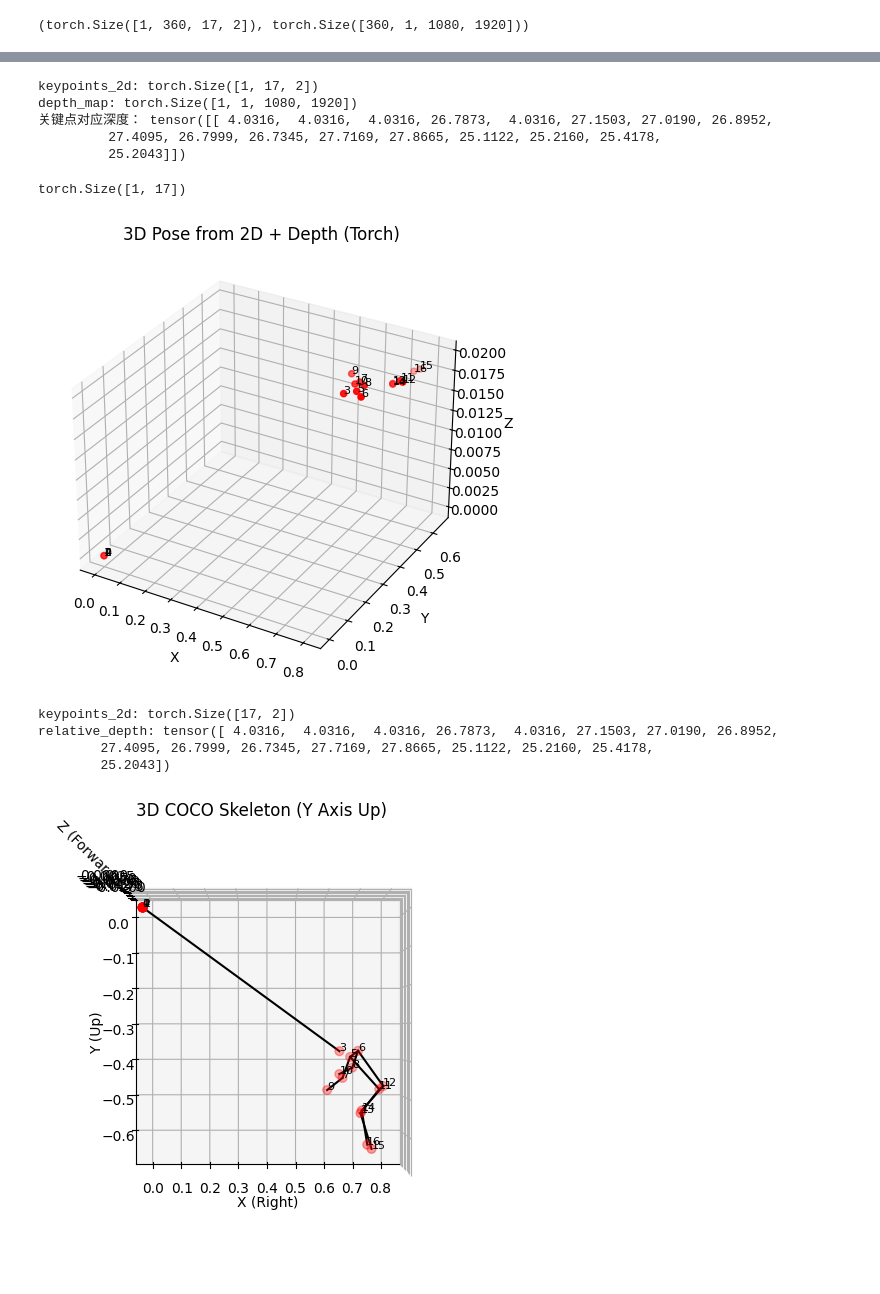
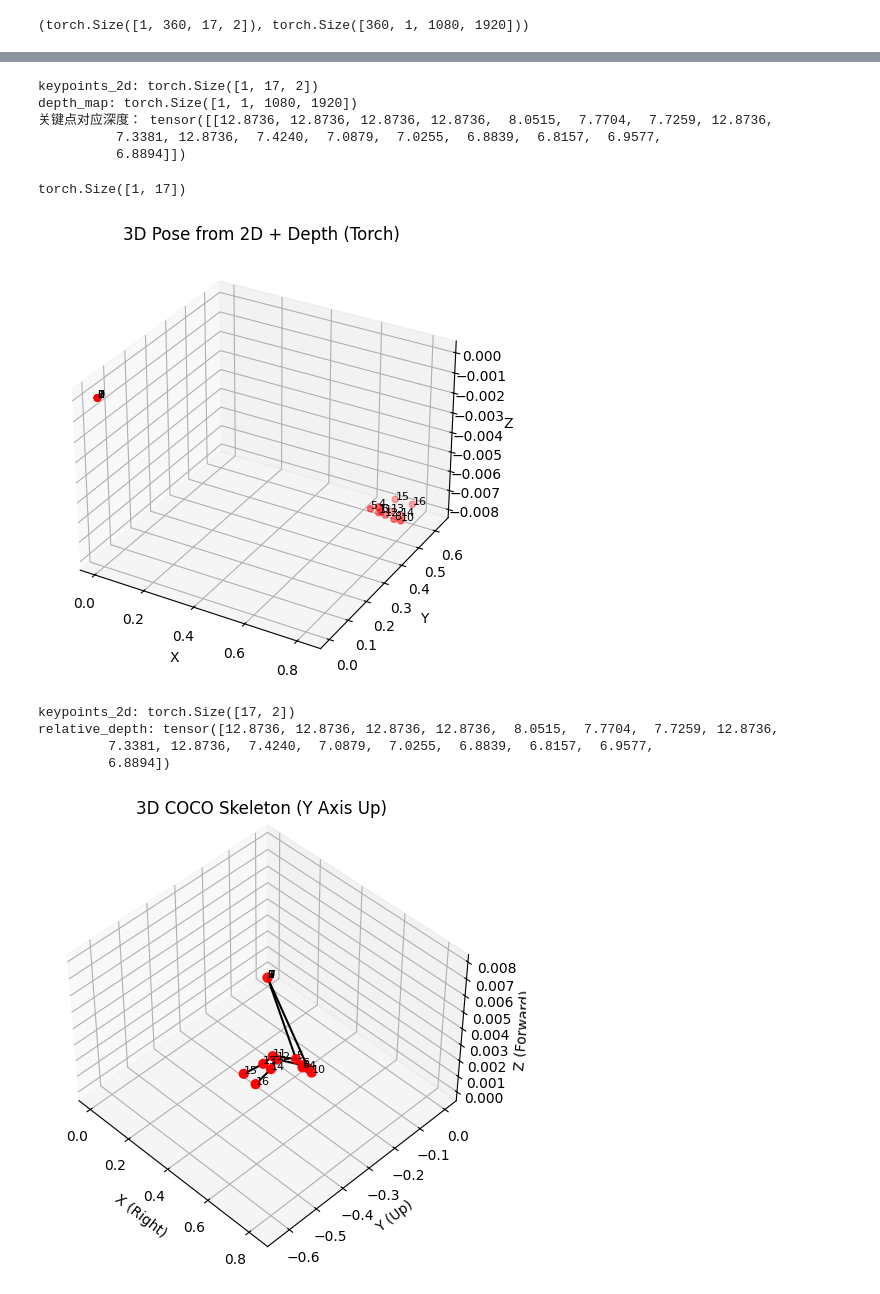
Before and after one commit to ChenKaiXuSan/Skiing_Analysis_PyTorch, a Jupyter notebook: analysis/wrold_pose.ipynb, the cells around one changed output, grey strips where cells are left out. Cells and saved outputs as stored; diff of their text form; code cells hidden in the pictures.

```diff
--- a/analysis/wrold_pose.ipynb
+++ b/analysis/wrold_pose.ipynb
@@ -32,8 +32,8 @@ def get_depth_from_keypoints_torch(keypoints_2d, depth_map, image_size):
 import torch
 from torchvision.io import read_video
 
-one_person, *_ = read_video("/workspace/data/vis_video/run_2/osmo_1.mp4", output_format="TCHW", pts_unit="sec")
-pt_info = torch.load("/workspace/data/pt/run_2/osmo_1.pt")
+one_person, *_ = read_video("/workspace/data/vis_video/run_2/osmo_2.mp4", output_format="TCHW", pts_unit="sec")
+pt_info = torch.load("/workspace/data/pt/run_2/osmo_2.pt")
 print(one_person[0].shape)
 # %% [output]
 torch.Size([3, 1080, 1920])
@@ -105,15 +105,15 @@ def get_depth_from_keypoints_torch(keypoints_2d, depth_map, image_size):
 
 
 # 获取每个关键点的深度
-depth_values = get_depth_from_keypoints_torch(keypoints_2d=keypoint[:, 100], depth_map=depths[100, :, ...].unsqueeze(0), image_size=one_person[0].shape[1:3])
+depth_values = get_depth_from_keypoints_torch(keypoints_2d=keypoint[:, 0], depth_map=depths[0, :, ...].unsqueeze(0), image_size=one_person[0].shape[1:3])
 
 print("关键点对应深度：", depth_values)
 # %% [output]
 keypoints_2d: torch.Size([1, 17, 2])
 depth_map: torch.Size([1, 1, 1080, 1920])
-关键点对应深度： tensor([[ 4.0316,  4.0316,  4.0316, 26.7873,  4.0316, 27.1503, 27.0190, 26.8952,
-         27.4095, 26.7999, 26.7345, 27.7169, 27.8665, 25.1122, 25.2160, 25.4178,
-         25.2043]])
+关键点对应深度： tensor([[12.8736, 12.8736, 12.8736, 12.8736,  8.0515,  7.7704,  7.7259, 12.8736,
+          7.3381, 12.8736,  7.4240,  7.0879,  7.0255,  6.8839,  6.8157,  6.9577,
+          6.8894]])
 # %%
 depth_values.shape
 # %% [output]
@@ -137,7 +137,7 @@ def build_3d_pose_from_2d_and_depth_torch(keypoints_2d, relative_depth, image_si
 # 模拟输入
 J = 17
 image_size = one_person[0].shape[1:3]  # (H, W)
-keypoints_2d = keypoint[0, 100] # (J, 2)
+keypoints_2d = keypoint[0, 0] # (J, 2)
 relative_depth = depth_values[0]  # (J,)
 
 # 构建 3D
@@ -157,7 +157,7 @@ ax.set_zlabel("Z")
 plt.tight_layout()
 plt.show()
 # %% [output]
-[figure, old version]
+[figure, new version]
 # %%
 import plotly.graph_objects as go
 import torch
@@ -196,7 +196,7 @@ def build_3d_pose_from_2d_and_depth_absolute(keypoints_2d, relative_depth, image
 # 示例数据（你原来的）
 J = 17
 image_size = one_person[0].shape[1:3]  # (H, W)
-keypoints_2d = keypoint[0, 100]  # shape=(J, 2)
+keypoints_2d = keypoint[0, 0]  # shape=(J, 2)
 relative_depth = depth_values[0]      # shape=(J,)
 print("keypoints_2d:", keypoints_2d.shape)
 print("relative_depth:", relative_depth)
@@ -218,38 +218,38 @@ coco_skeleton = [
     (6, 8), (8,10),
     (5,11), (6,12),
     (11,12),
     (11,13), (13,15),
     (12,14), (14,16)
 ]
 
 # 可视化
 fig = plt.figure()
 ax = fig.add_subplot(111, projection='3d')
 
 # 画点
 ax.scatter(x, y, z, c='r', s=40)
 for i in range(J):
     ax.text(x[i], y[i], z[i], str(i), fontsize=8)
 
 # 画连线
 for i, j in coco_skeleton:
     ax.plot([x[i], x[j]], [y[i], y[j]], [z[i], z[j]], c='black')
 
-ax.view_init(elev=90, azim=-90)  # elev=仰角, azim=水平角度
+ax.view_init(elev=45, azim=-45)  # elev=仰角, azim=水平角度
 
 # 坐标轴标签
 ax.set_title("3D COCO Skeleton (Y Axis Up)")
 ax.set_xlabel("X (Right)")
 ax.set_ylabel("Y (Up)")
 ax.set_zlabel("Z (Forward)")
 plt.tight_layout()
 plt.show()
 # %% [output]
 keypoints_2d: torch.Size([17, 2])
-relative_depth: tensor([ 4.0316,  4.0316,  4.0316, 26.7873,  4.0316, 27.1503, 27.0190, 26.8952,
-        27.4095, 26.7999, 26.7345, 27.7169, 27.8665, 25.1122, 25.2160, 25.4178,
-        25.2043])
+relative_depth: tensor([12.8736, 12.8736, 12.8736, 12.8736,  8.0515,  7.7704,  7.7259, 12.8736,
+         7.3381, 12.8736,  7.4240,  7.0879,  7.0255,  6.8839,  6.8157,  6.9577,
+         6.8894])
-[figure, old version]
+[figure, new version]
 # %%
 
 # 提取 x, y, z
```
Also changed, not shown: parts of 2 cells of this notebook, 7 other files.
